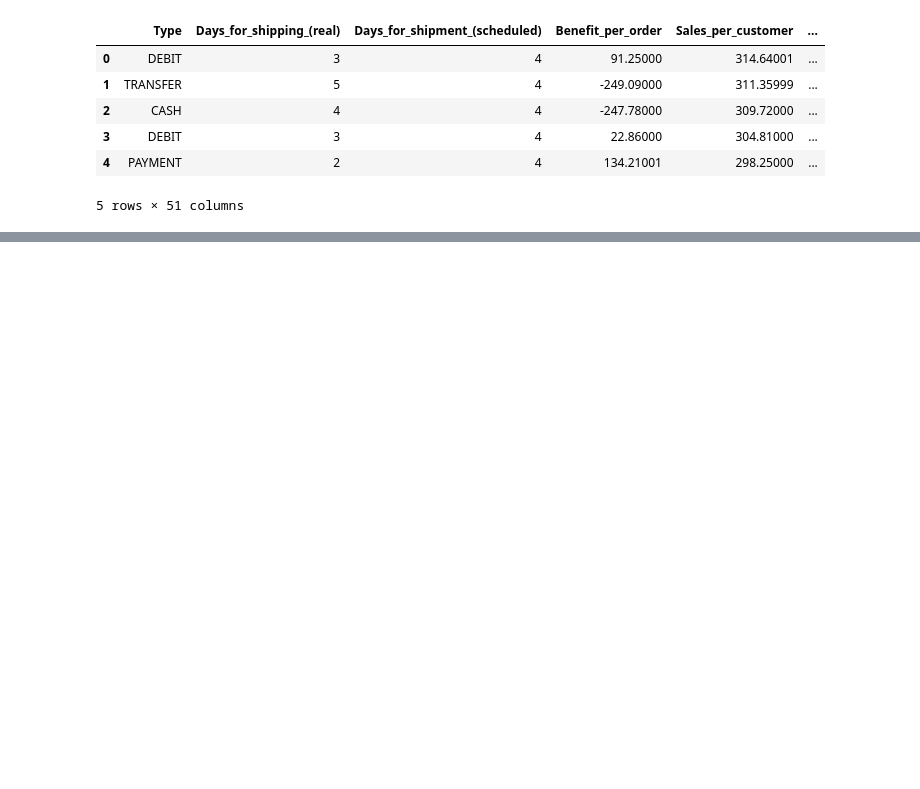
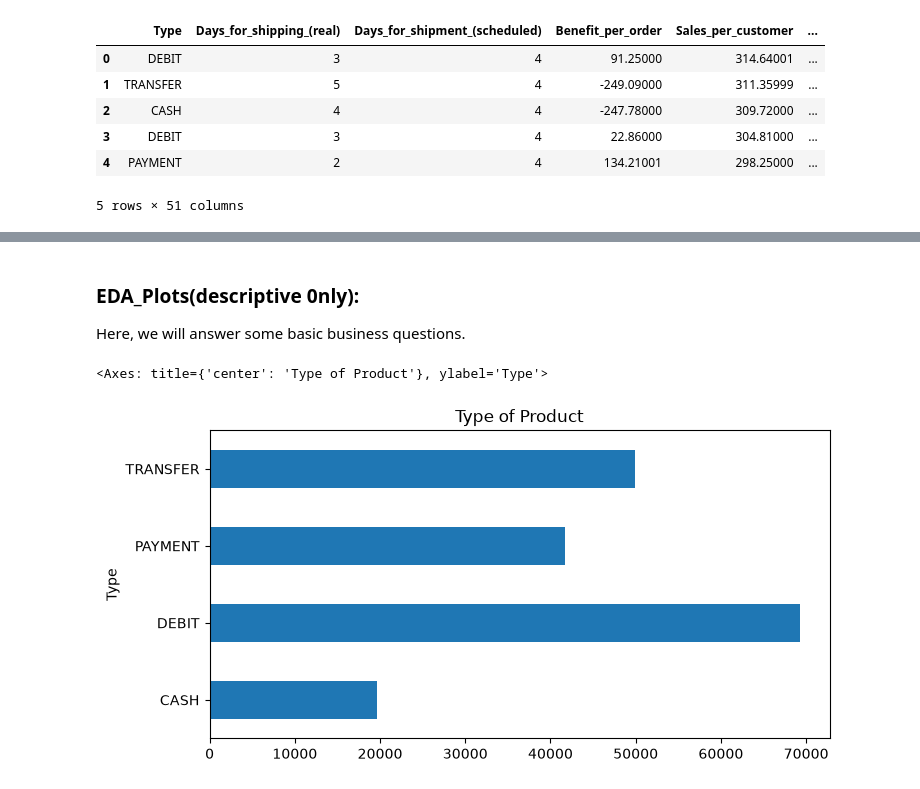
Before and after one commit to Mina-Makram-001/2B_Data_Science_Portfolio, a Jupyter notebook: 2_EDA.ipynb, the cells around one changed output, grey strips where cells are left out. Cells and saved outputs as stored; diff of their text form; code cells hidden in the pictures; blank space fills up the shorter version.

```diff
--- a/2_EDA.ipynb
+++ b/2_EDA.ipynb
@@ -1,10 +1,11 @@
 # %%
 import pandas as pd
-import matplotlib as aa
-import seaborn as oo
+import matplotlib.pyplot as plt
+import seaborn as sns
 
-df = pd.read_csv(r"E:\2_projects\7_2B_Project\Data\Supply_Chain_dataset.csv")
+df = pd.read_csv(r"D:\Projects\Data\Supply_Chain_dataset.csv")
 
+df['shipping_date_(DateOrders)'] = pd.to_datetime(df['shipping_date_(DateOrders)'])
 df = df.drop(columns="Order_Zipcode")
 df = df.drop(columns="Product_Description")
 df = df.dropna()
@@ -20,0 +117,2 @@ df.head()
+# %%
+df.drop('Order_Profit_Per_Order', axis=1, inplace=True)
@@ -20,0 +147,2 @@ df.head()
+# %%
+df.drop('Order_Item_Discount', axis=1, inplace=True)
@@ -20,0 +177,8 @@ df.head()
+# %% [markdown]
+### EDA_Plots(descriptive 0nly):
+Here, we will answer some basic business questions.
+# %%
+df.groupby(['Type'])['Type'].count().plot(kind='barh', title='Type of Product', figsize=(8, 4))
+# %% [output]
+<Axes: title={'center': 'Type of Product'}, ylabel='Type'>
+[figure, added]
```
Also changed, not shown: parts of 12 cells of this notebook, 2 other files.
